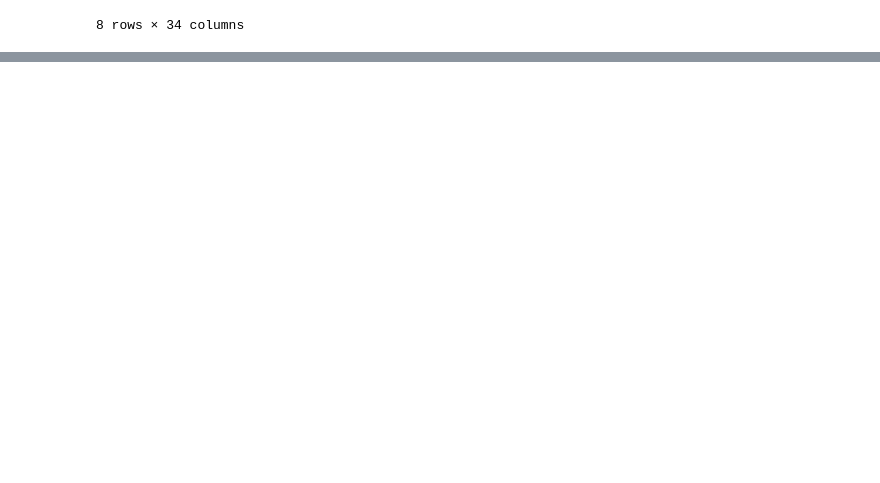
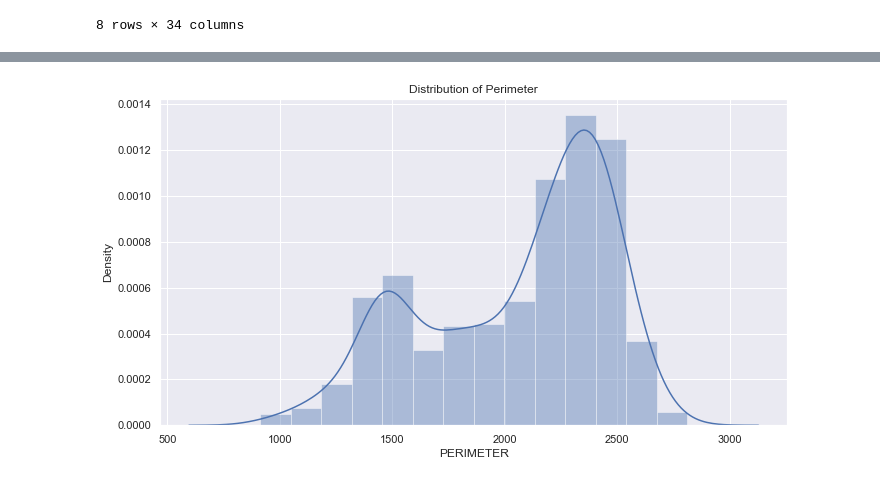
Before and after one commit to whh96/Date_Fruit_Prediction, a Jupyter notebook: DateFruit.ipynb, the cells around one changed output, grey strips where cells are left out. Drawn from its saved outputs; the diff is of its cells as text; code cells hidden in the pictures; blank space fills up the shorter version.

```diff
--- a/DateFruit.ipynb
+++ b/DateFruit.ipynb
@@ -71,0 +85,8 @@ df.describe()
+# %%
+sns.set()
+plt.figure(figsize = (10,6))
+sns.distplot(df['PERIMETER'])
+plt.title("Distribution of Perimeter")
+plt.show()
+# %% [output]
+[figure, added]
```
Also changed, not shown: parts of 28 cells of this notebook.
